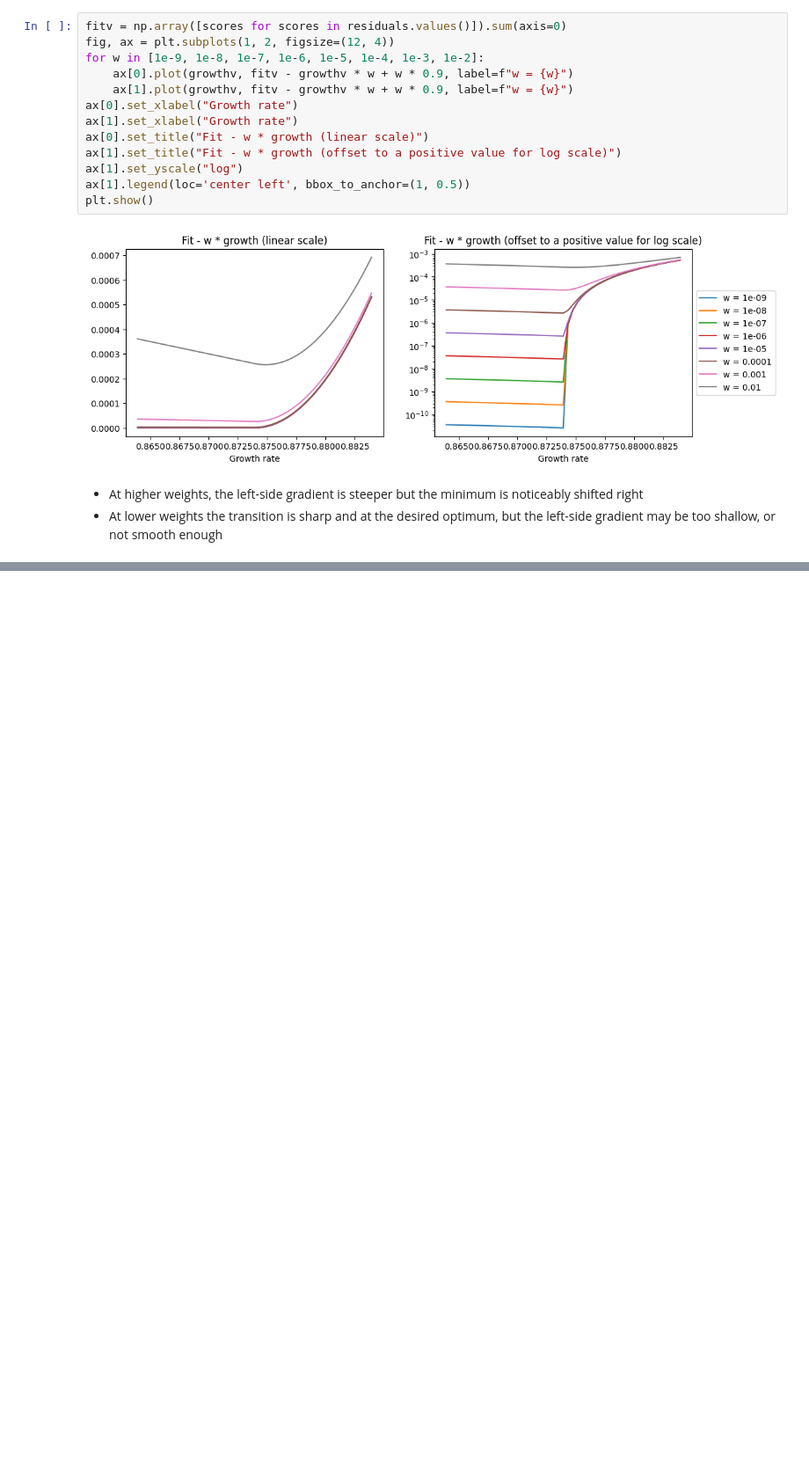
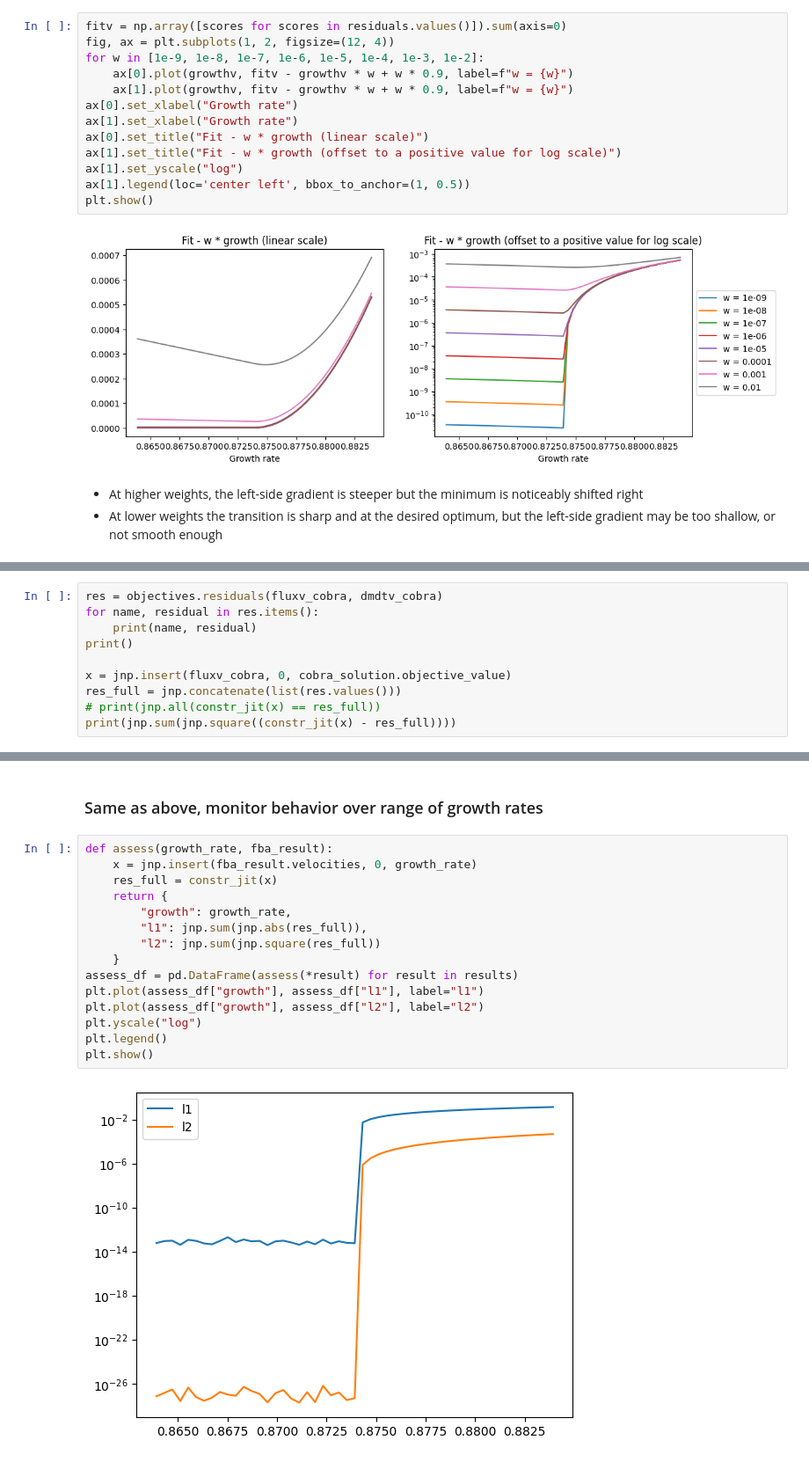
Before and after one commit to fdrusso/mosmo, a Jupyter notebook: notebooks/FBA-GD vs LP.ipynb, the cells around one changed output, grey strips where cells are left out. Shown at 88% size. Drawn from its saved outputs; the diff is of its cells as text; blank space fills up the shorter version.

```diff
--- a/notebooks/FBA-GD vs LP.ipynb
+++ b/notebooks/FBA-GD vs LP.ipynb
@@ -772,0 +407,10 @@ array([[-1.    ,  1.    ,  0.    , ...,  0.    ,  0.    , -0.    ],
+# %%
+res = objectives.residuals(fluxv_cobra, dmdtv_cobra)
+for name, residual in res.items():
+    print(name, residual)
+print()
+
+x = jnp.insert(fluxv_cobra, 0, cobra_solution.objective_value)
+res_full = jnp.concatenate(list(res.values()))
+# print(jnp.all(constr_jit(x) == res_full))
+print(jnp.sum(jnp.square((constr_jit(x) - res_full))))
@@ -772,0 +435,19 @@ array([[-1.    ,  1.    ,  0.    , ...,  0.    ,  0.    , -0.    ],
+# %% [markdown]
+### Same as above, monitor behavior over range of growth rates
+# %%
+def assess(growth_rate, fba_result):
+    x = jnp.insert(fba_result.velocities, 0, growth_rate)
+    res_full = constr_jit(x)
+    return {
+        "growth": growth_rate,
+        "l1": jnp.sum(jnp.abs(res_full)),
+        "l2": jnp.sum(jnp.square(res_full))
+    }
+assess_df = pd.DataFrame(assess(*result) for result in results)
+plt.plot(assess_df["growth"], assess_df["l1"], label="l1")
+plt.plot(assess_df["growth"], assess_df["l2"], label="l2")
+plt.yscale("log")
+plt.legend()
+plt.show()
+# %% [output]
+[figure, added]
```
Also changed, not shown: parts of 76 cells of this notebook, 2 other files.
